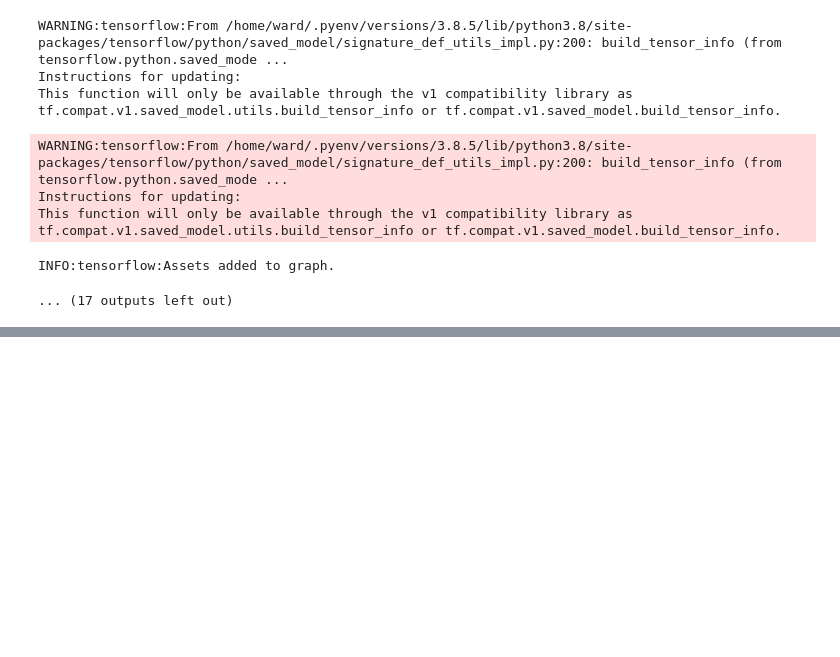
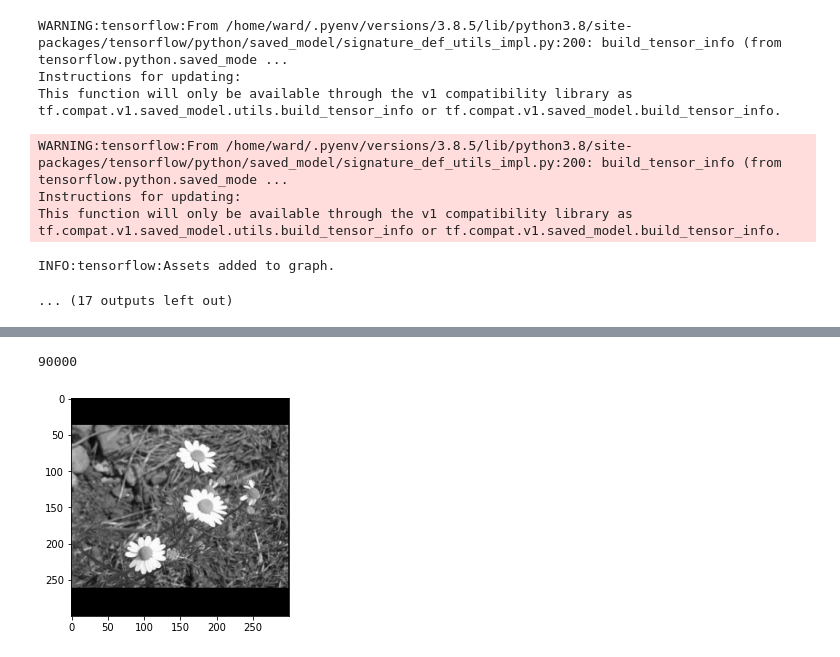
Before and after one commit to Building-ML-Pipelines/building-machine-learning-pipelines, a Jupyter notebook: chapters/data_processing/transform_images.ipynb, the cells around one changed output, grey strips where cells are left out. Cells and saved outputs as stored; diff of their text form; code cells hidden in the pictures; blank space fills up the shorter version.

```diff
--- a/chapters/data_processing/transform_images.ipynb
+++ b/chapters/data_processing/transform_images.ipynb
@@ -167,7 +174,7 @@ transform = Transform(
     schema=schema_gen.outputs['schema'],
     module_file=os.path.abspath("transform.py")
 )
-context.run(transform, enable_cache=False)
+context.run(transform)
 # %% [output]
 WARNING:absl:The default value of `force_tf_compat_v1` will change in a future release from `True` to `False`. Since this pipeline has TF 2 behaviors enabled, Transform will use native TF 2 at that po ...
 WARNING:tensorflow:From /home/ward/.pyenv/versions/3.8.5/lib/python3.8/site-packages/tfx/components/transform/executor.py:573: Schema (from tensorflow_transform.tf_metadata.dataset_schema) is deprecat ...
@@ -200,3 +207,20 @@ Instructions for updating:
 This function will only be available through the v1 compatibility library as tf.compat.v1.saved_model.utils.build_tensor_info or tf.compat.v1.saved_model.build_tensor_info.
 INFO:tensorflow:Assets added to graph.
 ... (17 outputs left out)
+# %%
+import glob
+
+f=glob.glob(transform.outputs['transformed_examples'].get()[0].uri+'/train/*')[0]
+# %%
+tfdata = tf.data.TFRecordDataset(f, compression_type='GZIP')
+# %%
+import pprint
+import numpy as np
+
+pp = pprint.PrettyPrinter()
+
+for tfrecord in tfdata.take(1):
+    serialized_example = tfrecord.numpy()
+    example = tf.train.Example()
+    example.ParseFromString(serialized_example)
+    pp.pprint(example)
@@ -202,0 +256,15 @@ INFO:tensorflow:Assets added to graph.
+# %%
+import matplotlib.pyplot as plt
+
+for tfrecord in tfdata.take(1):
+    serialized_example = tfrecord.numpy()
+    example = tf.train.Example()
+    example.ParseFromString(serialized_example)
+
+    data = example.features.feature['img_preprocessed_xf'].float_list.value
+    print(len(data))
+
+    plt.imshow(np.reshape(np.array(data)*255, [300,300]).astype(np.uint8),cmap='gray', vmin=0, vmax=255)
+# %% [output]
+90000
+[figure, added]
```
Also changed, not shown: parts of 10 cells of this notebook, 1 other file.
